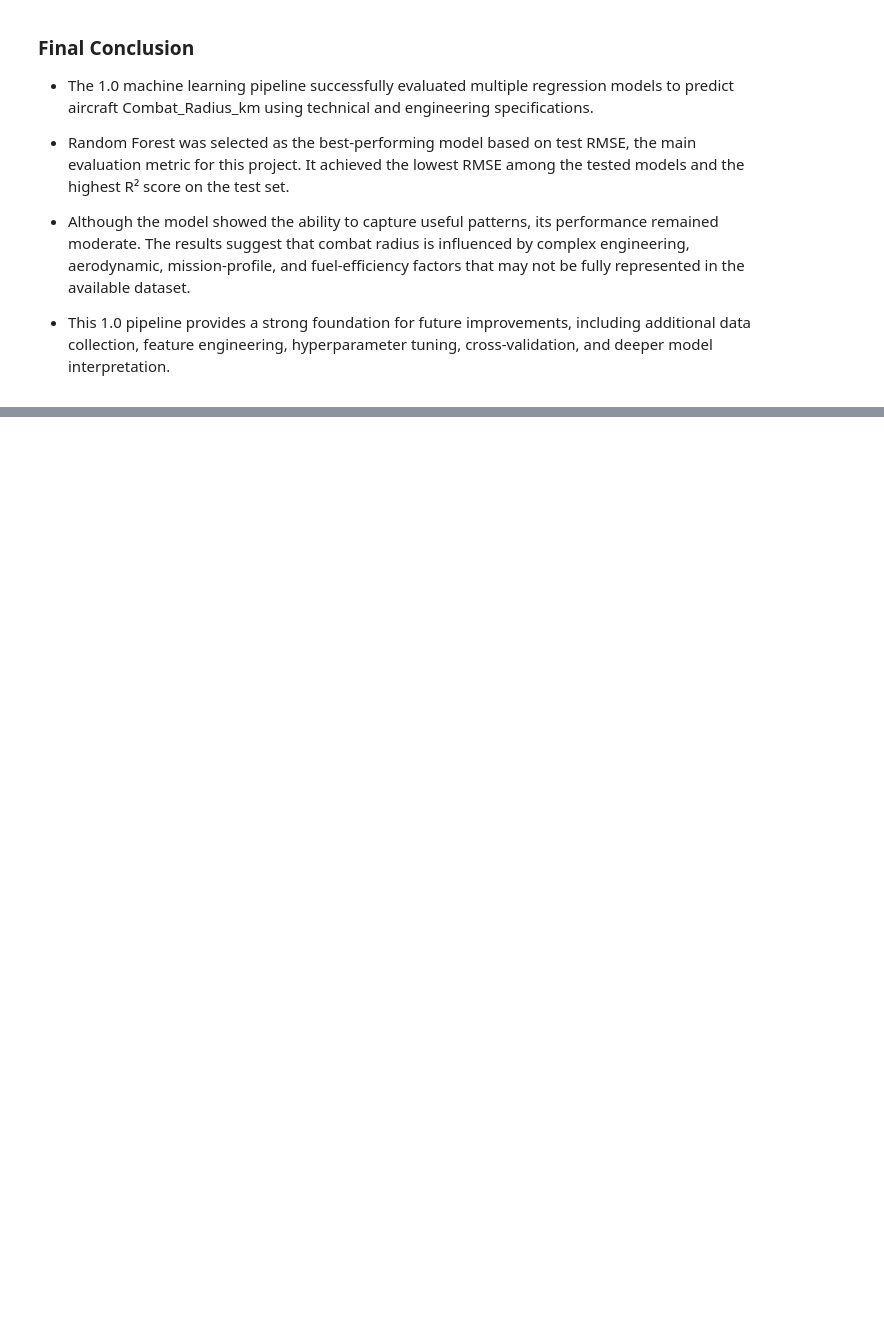
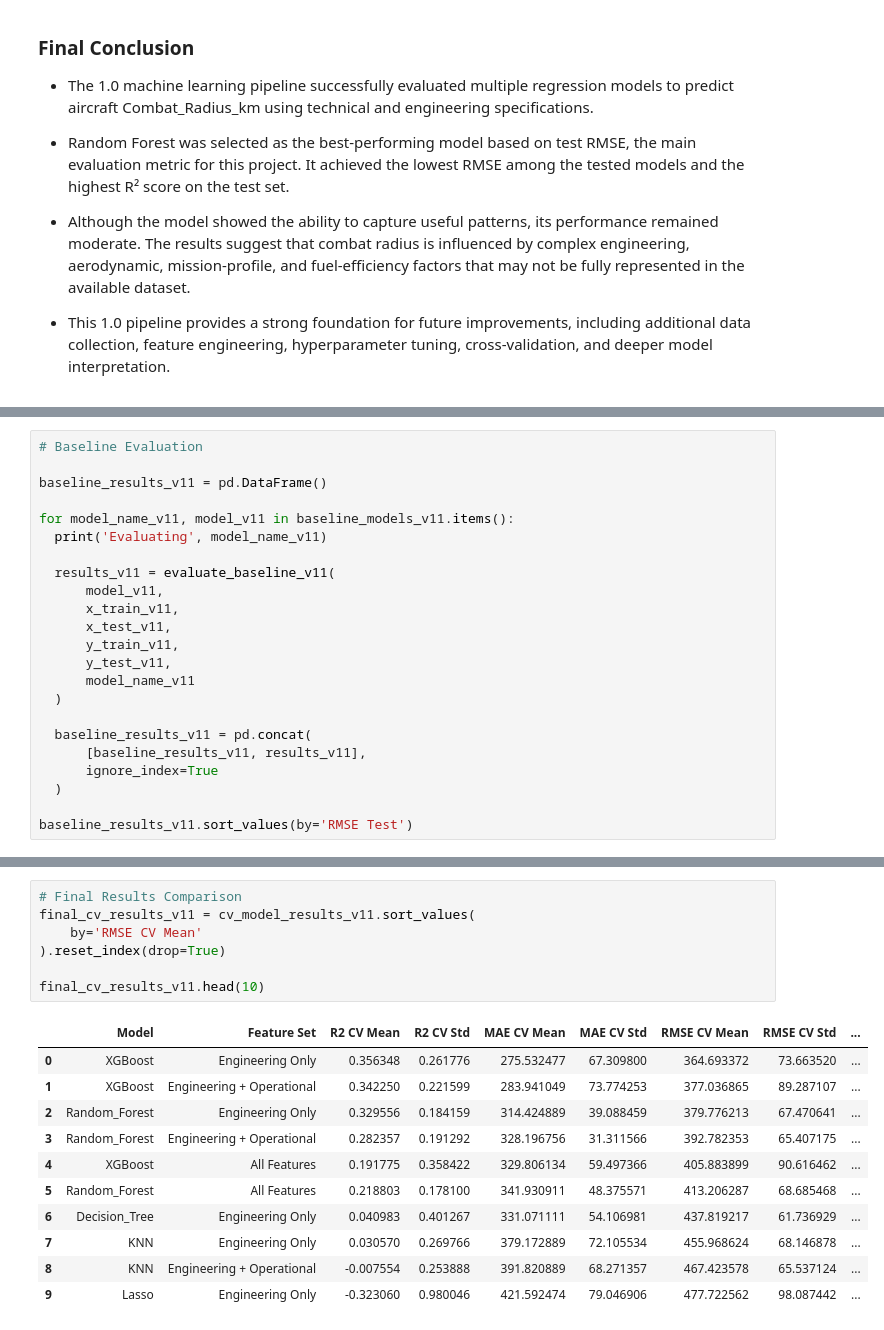
Before and after one commit to matheussari/MAPP, a Jupyter notebook: military_aircraft_performance_prediction.ipynb, the cells around one changed output, grey strips where cells are left out. Drawn from its saved outputs; the diff is of its cells as text; blank space fills up the shorter version.

```diff
--- a/military_aircraft_performance_prediction.ipynb
+++ b/military_aircraft_performance_prediction.ipynb
@@ -876,0 +977,23 @@ Results.sort_values(by='RMSE Test')
+# %%
+# Baseline Evaluation
+
+baseline_results_v11 = pd.DataFrame()
+
+for model_name_v11, model_v11 in baseline_models_v11.items():
+  print('Evaluating', model_name_v11)
+
+  results_v11 = evaluate_baseline_v11(
+      model_v11,
+      x_train_v11,
+      x_test_v11,
+      y_train_v11,
+      y_test_v11,
+      model_name_v11
+  )
+
+  baseline_results_v11 = pd.concat(
+      [baseline_results_v11, results_v11],
+      ignore_index=True
+  )
+
+baseline_results_v11.sort_values(by='RMSE Test')
@@ -876,0 +1343,19 @@ Results.sort_values(by='RMSE Test')
+# %%
+# Final Results Comparison
+final_cv_results_v11 = cv_model_results_v11.sort_values(
+    by='RMSE CV Mean'
+).reset_index(drop=True)
+
+final_cv_results_v11.head(10)
+# %% [output]
+|  | Model | Feature Set | R2 CV Mean | R2 CV Std | MAE CV Mean | MAE CV Std | RMSE CV Mean | RMSE CV Std | ... |
+| 0 | XGBoost | Engineering Only | 0.356348 | 0.261776 | 275.532477 | 67.309800 | 364.693372 | 73.663520 | ... |
+| 1 | XGBoost | Engineering + Operational | 0.342250 | 0.221599 | 283.941049 | 73.774253 | 377.036865 | 89.287107 | ... |
+| 2 | Random_Forest | Engineering Only | 0.329556 | 0.184159 | 314.424889 | 39.088459 | 379.776213 | 67.470641 | ... |
+| 3 | Random_Forest | Engineering + Operational | 0.282357 | 0.191292 | 328.196756 | 31.311566 | 392.782353 | 65.407175 | ... |
+| 4 | XGBoost | All Features | 0.191775 | 0.358422 | 329.806134 | 59.497366 | 405.883899 | 90.616462 | ... |
+| 5 | Random_Forest | All Features | 0.218803 | 0.178100 | 341.930911 | 48.375571 | 413.206287 | 68.685468 | ... |
+| 6 | Decision_Tree | Engineering Only | 0.040983 | 0.401267 | 331.071111 | 54.106981 | 437.819217 | 61.736929 | ... |
+| 7 | KNN | Engineering Only | 0.030570 | 0.269766 | 379.172889 | 72.105534 | 455.968624 | 68.146878 | ... |
+| 8 | KNN | Engineering + Operational | -0.007554 | 0.253888 | 391.820889 | 68.271357 | 467.423578 | 65.537124 | ... |
+| 9 | Lasso | Engineering Only | -0.323060 | 0.980046 | 421.592474 | 79.046906 | 477.722562 | 98.087442 | ... |
```
Also changed, not shown: parts of 22 cells of this notebook.
